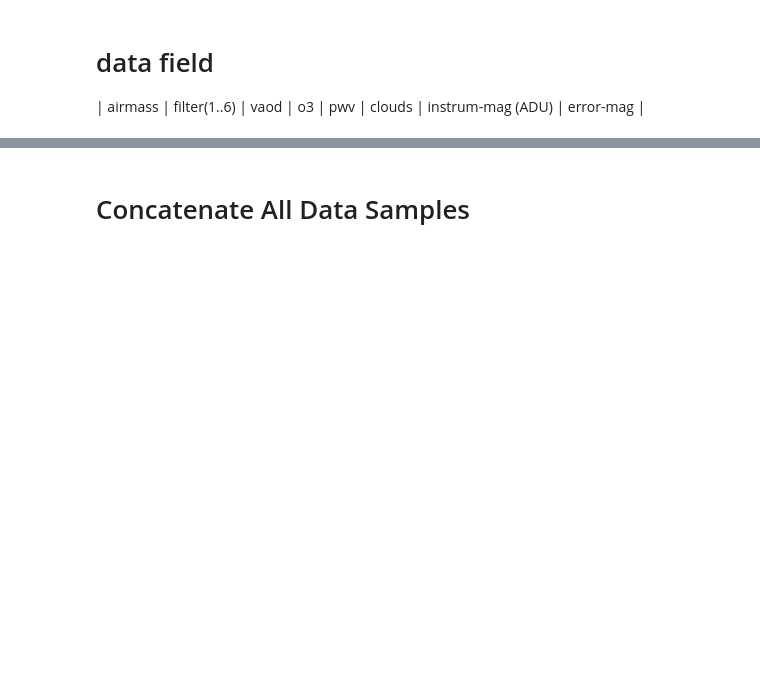
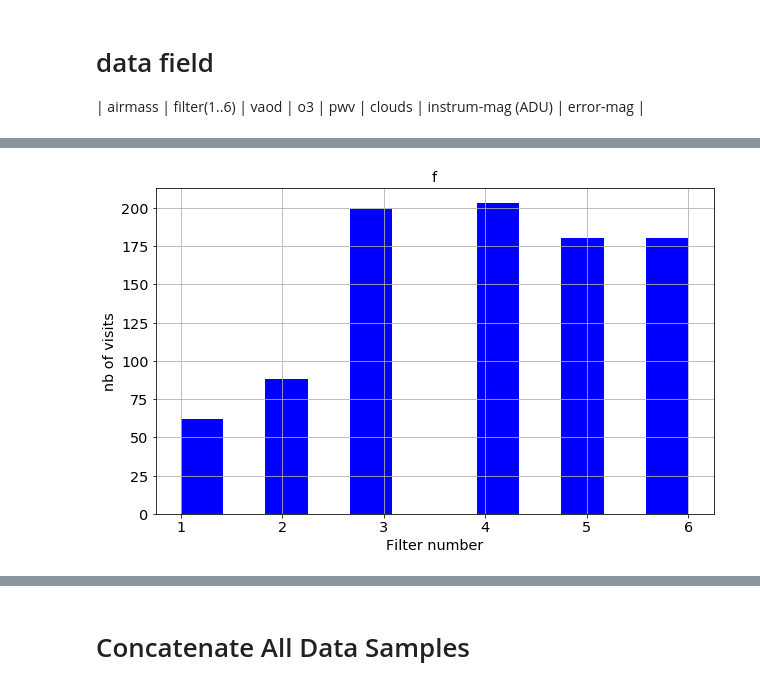
Before and after one commit to LSSTDESC/OpenAtmMiniDataChallenge, a Jupyter notebook: CorrelationSimResultAtmosphere.ipynb, the cells around one changed output, grey strips where cells are left out. Saved outputs shown, nothing was run; the diff lists cells and outputs as text; code cells hidden in the pictures; blank space fills up the shorter version.

```diff
--- a/CorrelationSimResultAtmosphere.ipynb
+++ b/CorrelationSimResultAtmosphere.ipynb
@@ -111,0 +96,7 @@ array([[<matplotlib.axes._subplots.AxesSubplot object at 0x...>]], dtype=object)
+# %%
+axarr=df.hist("f",bins=12,color='b')
+for ax in axarr.flatten():
+    ax.set_xlabel("Filter number")
+    ax.set_ylabel("nb of visits")
+# %% [output]
+[figure, added]
```
Also changed, not shown: parts of 16 cells of this notebook, 1 other file.
